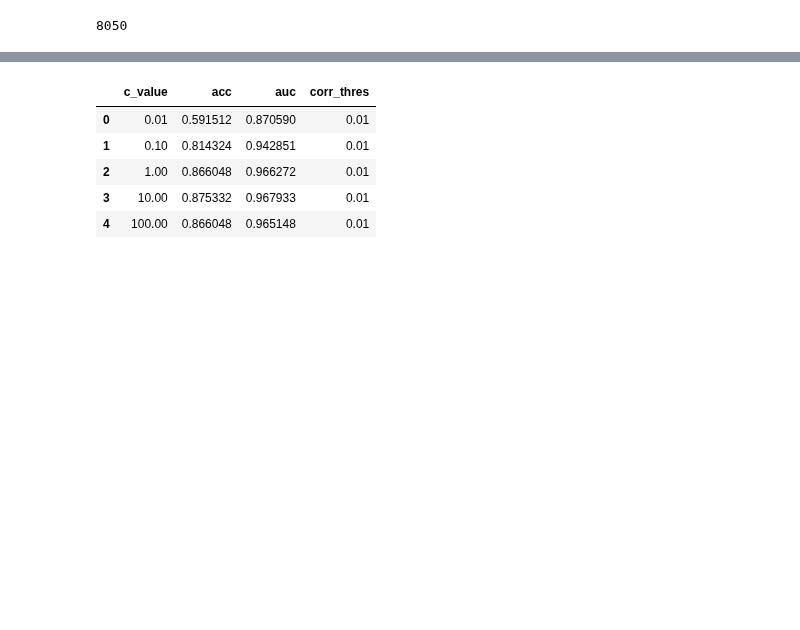
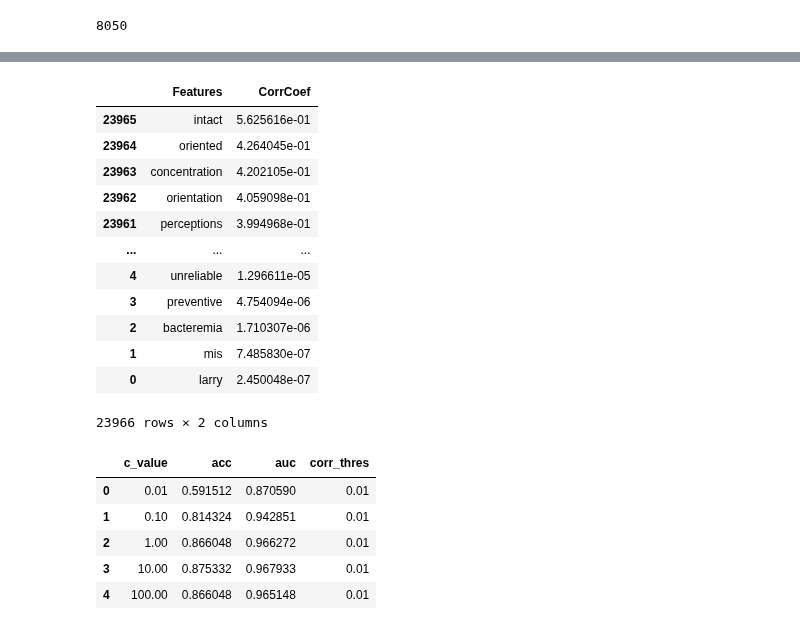
Before and after one commit to anaconda121/NeuraHealth, a Jupyter notebook: Modeling/Logistic-Regression-TFIDF.ipynb, the cells around one changed output, grey strips where cells are left out. Saved outputs shown, nothing was run; the diff lists cells and outputs as text; code cells hidden in the pictures; blank space fills up the shorter version.

```diff
--- a/Modeling/Logistic-Regression-TFIDF.ipynb
+++ b/Modeling/Logistic-Regression-TFIDF.ipynb
@@ -638,0 +766,16 @@ X_valid, X_test, y_valid, y_test = train_test_split(X_test_valid, y_test_valid,
+# %%
+tfidf_output_df
+# %% [output]
+|  | Features | CorrCoef |
+| 23965 | intact | 5.625616e-01 |
+| 23964 | oriented | 4.264045e-01 |
+| 23963 | concentration | 4.202105e-01 |
+| 23962 | orientation | 4.059098e-01 |
+| 23961 | perceptions | 3.994968e-01 |
+| ... | ... | ... |
+| 4 | unreliable | 1.296611e-05 |
+| 3 | preventive | 4.754094e-06 |
+| 2 | bacteremia | 1.710307e-06 |
+| 1 | mis | 7.485830e-07 |
+| 0 | larry | 2.450048e-07 |
+23966 rows × 2 columns
```
Also changed, not shown: parts of 15 cells of this notebook.
